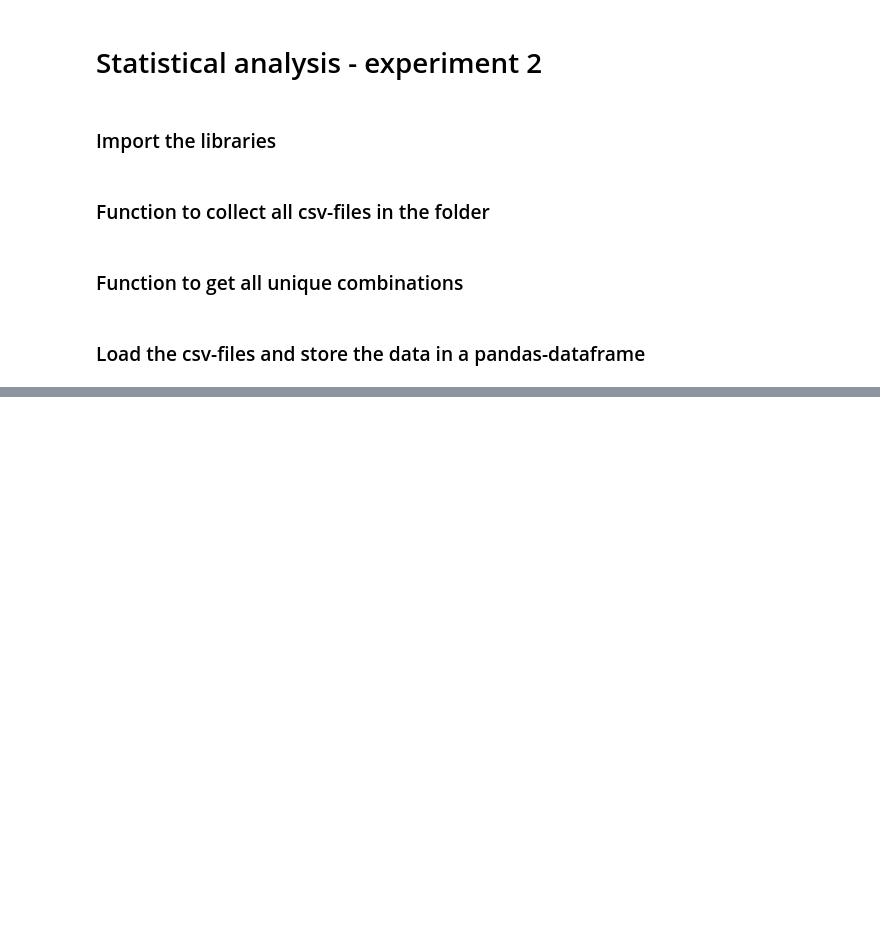
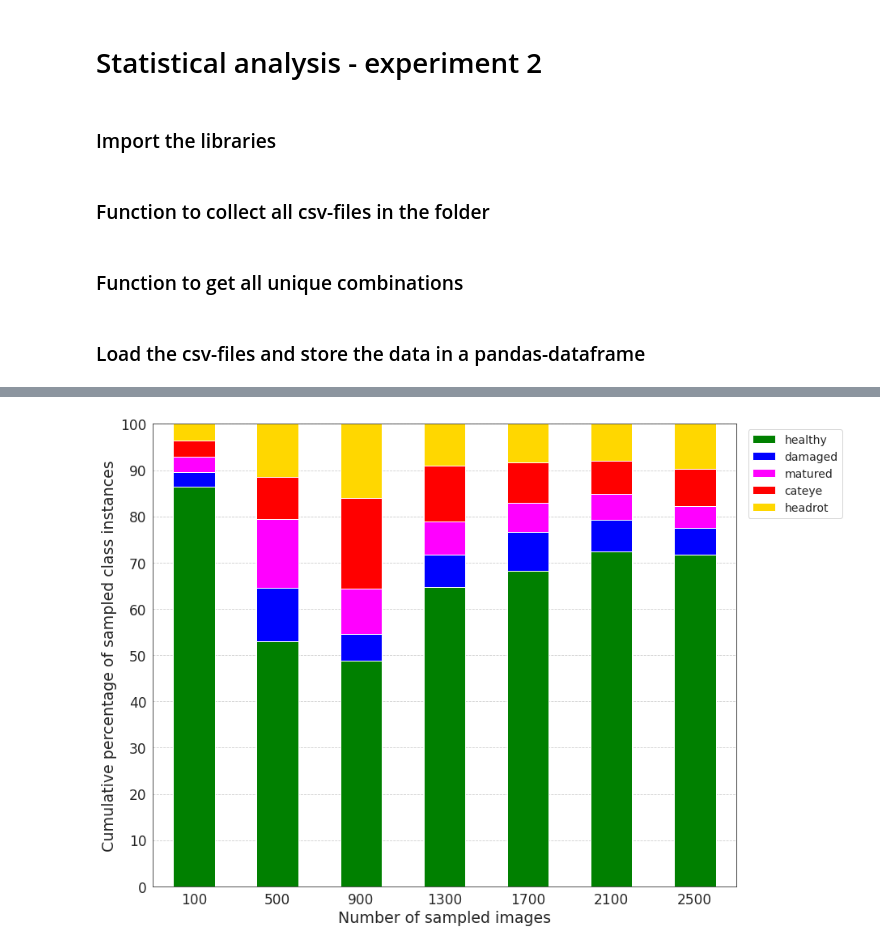
Before and after one commit to pieterblok/maskal, a Jupyter notebook: active_learning/utils/statistics_exp2.ipynb, the cells around one changed output, grey strips where cells are left out. Saved outputs shown, nothing was run; the diff lists cells and outputs as text; code cells hidden in the pictures; blank space fills up the shorter version.

```diff
--- a/active_learning/utils/statistics_exp2.ipynb
+++ b/active_learning/utils/statistics_exp2.ipynb
@@ -150,0 +402,97 @@ df1.to_csv('/mnt/nvme2n1p2/PieterBlok/PhD/Paper 04 - Active Learning/Results/exp
+# %%
+imgdir = "/mnt/nvme2n1p2/PieterBlok/PhD/Paper 04 - Active Learning/Data/train"
+writedir = "/mnt/nvme2n1p2/PieterBlok/PhD/Paper 04 - Active Learning/Results/exp2"
+font_size = 19
+digit_size = 17
+annot_size = 14
+
+classes = ['healthy', 'damaged', 'matured', 'cateye', 'headrot']
+class_names = ['healthy_total', 'damaged_total', 'matured_total', 'cateye_total', 'headrot_total']
+header = class_names.copy()
+header.insert(0, 'iteration')
+header.insert(1, 'train size')
+iters = [0, 1, 2, 3, 4, 5, 6]
+numimg = [100, 500, 900, 1300, 1700, 2100, 2500]
+color={"healthy": "green", "damaged": "blue", "matured": "magenta", "cateye": "red", "headrot": "gold"}
+
+samp_freq = df2["sampling_frequency"].values.ravel()
+samp_freq = pd.unique(samp_freq)
+samp_freq.sort()
+
+for sf in range(len(samp_freq)):
+    data_combined = []
+    cur_samp_freq = samp_freq[sf]
+    sel = df2[df2["sampling_frequency"] == cur_samp_freq]
+    print("Sampling frequency: {:d}".format(cur_samp_freq))
+
+    for ni in range(len(numimg)):
+        class_categories = []
+        iter = iters[ni]
+        if ni == 0:
+            sel_ni = sel[sel["number_images"] == numimg[ni]]
+            cur_num_img = numimg[ni]
+        else:
+            prev_num_img = numimg[ni-1]
+            cur_num_img = numimg[ni]
+            sel_ni = sel[sel['number_images'].between(prev_num_img+1, cur_num_img)]
+
+        image_names = sel_ni['image_name'].tolist()
+
+        for im in range(len(image_names)):
+            img_name = image_names[im]
+            basename = os.path.splitext(img_name)[0]
+            annot_name = basename + ".json"
+            annot_file = os.path.join(imgdir, annot_name)
+
+            if os.path.exists(annot_file):
+                categories, masks, crowd_ids, status = process_labelme_json(annot_file, classes)
+
+                for c in range(len(categories)):
+                    category = categories[c]
+                    class_categories.append(category)
+
+        ucc = list(Counter(class_categories).keys())
+        vcc = list(Counter(class_categories).values())
+        count_list = np.zeros(len(classes)).astype(np.int16)
+
+        for b in range(len(classes)):
+            _class = classes[b]
+            idx = ucc.index(_class)
+            count_list[b] = vcc[idx]
+
+        data_to_merge = list(count_list)
+        data_to_merge.insert(0, iter)
+        data_to_merge.insert(1, cur_num_img)
+        data_combined.append(data_to_merge)
+
+    df4 = pd.DataFrame(data=data_combined, columns=header)
+    df4.sort_values(by=['iteration'], ignore_index=True, inplace=True)
+    pool_size = df4['train size'][1] - df4['train size'][0]
+
+    cum_values = []
+    total = df4.copy()
+    total['sum'] = df4.loc[:, class_names[0]:class_names[-1]].sum(axis=1)
+    total.drop(columns=class_names)
+
+    for c in range(len(classes)):
+        _class = classes[c]
+        class_name = class_names[c]
+        total[_class] = (df4.loc[:][class_name] / total['sum']) * 100
+
+    df5 = total.loc[:, classes[0]:classes[-1]]
+    ax = df5.plot.bar(stacked=True, figsize=(13, 9), color=color)
+    ax.grid(which='major', axis='y', linestyle='--')
+    ax.set_ylim([0, 100])
+
+    plt.subplots_adjust(right=0.85)
+    plt.legend(bbox_to_anchor=(1.01,1), loc="upper left", fontsize=annot_size)
+    plt.xlabel('Number of sampled images', fontsize=font_size)
+    plt.xticks(range(0, df4['iteration'].max()+1), range(df4['train size'][0], df4['train size'].max()+pool_size, pool_size), fontsize=digit_size, rotation='horizontal')
+    plt.ylabel('Cumulative percentage of sampled class instances', fontsize=font_size)
+    plt.yticks(np.arange(0, 110, 10), fontsize=digit_size)
+
+    plt.tight_layout()
+    write_name = "class_instances_sampling_freq_{:d}.png".format(cur_samp_freq)
+    plt.savefig(os.path.join(writedir, write_name))
+    plt.show()
+# %% [output]
@@ -150,0 +500 @@ df1.to_csv('/mnt/nvme2n1p2/PieterBlok/PhD/Paper 04 - Active Learning/Results/exp
+[figure, added]
```
Also changed, not shown: parts of 9 cells of this notebook, 3 other files.
